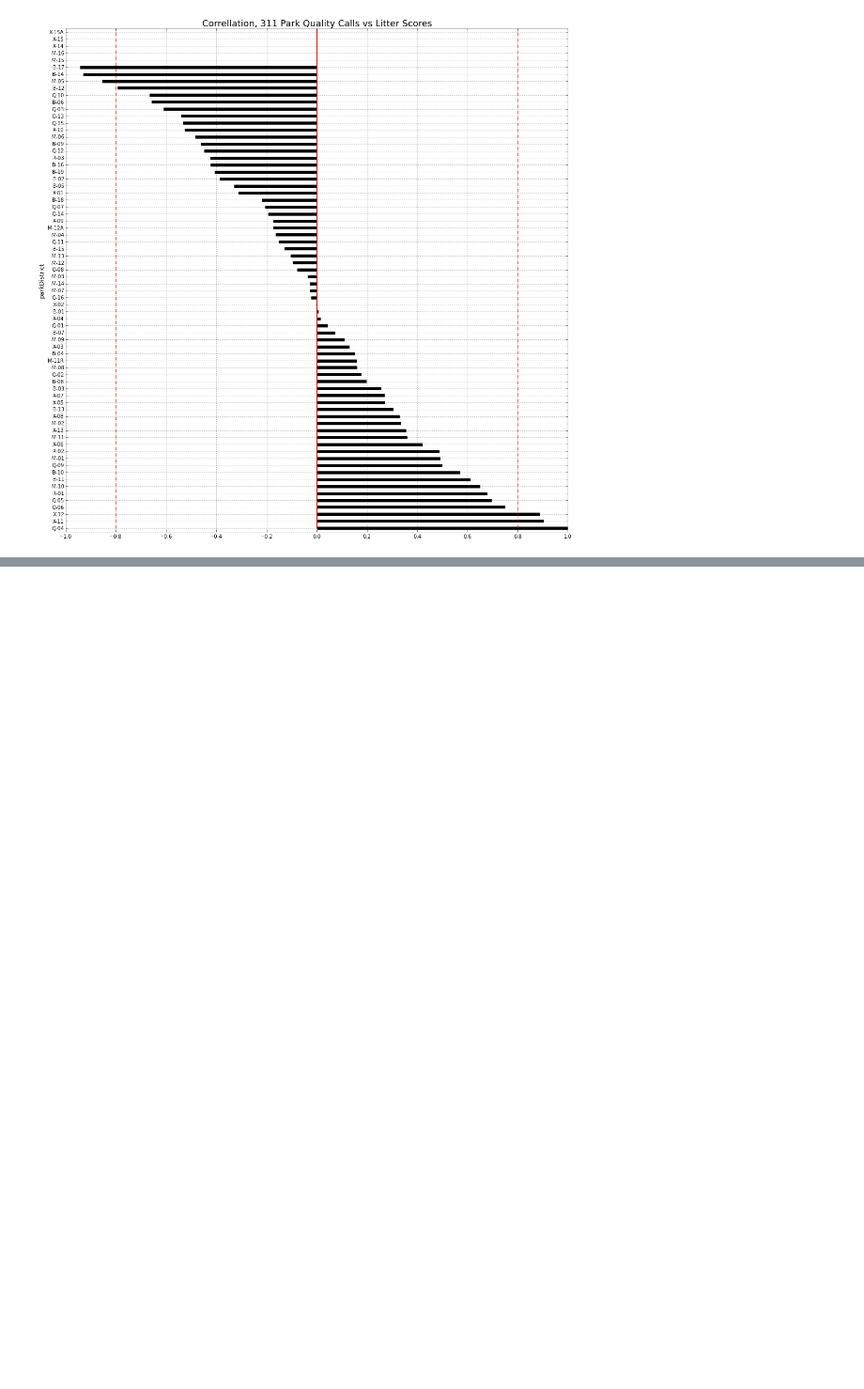
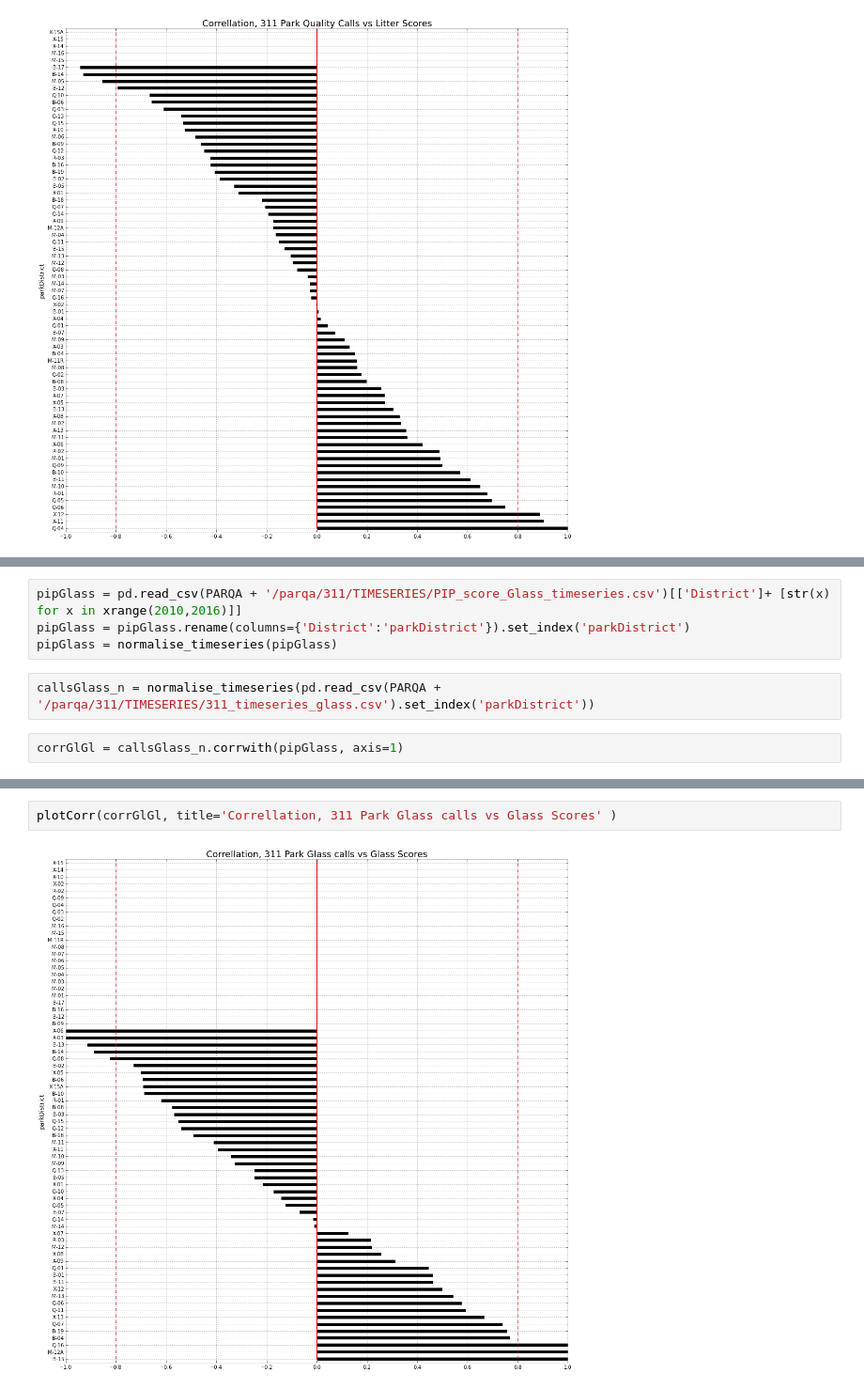
Before and after one commit to gdobler/parqa, a Jupyter notebook: 311/6_Timeseries_corellation.ipynb, the cells around one changed output, grey strips where cells are left out. Shown at 94% size. Drawn from its saved outputs; the diff is of its cells as text; blank space fills up the shorter version.

```diff
--- a/311/6_Timeseries_corellation.ipynb
+++ b/311/6_Timeseries_corellation.ipynb
@@ -283,0 +286,8 @@ plotCorr(corrGG, title='Correllation, 311 Park Quality Calls vs Litter Scores' )
+# %%
+pipGlass = pd.read_csv(PARQA + '/parqa/311/TIMESERIES/PIP_score_Glass_timeseries.csv')[['District']+ [str(x) for x in xrange(2010,2016)]]
+pipGlass = pipGlass.rename(columns={'District':'parkDistrict'}).set_index('parkDistrict')
+pipGlass = normalise_timeseries(pipGlass)
+# %%
+callsGlass_n = normalise_timeseries(pd.read_csv(PARQA + '/parqa/311/TIMESERIES/311_timeseries_glass.csv').set_index('parkDistrict'))
+# %%
+corrGlGl = callsGlass_n.corrwith(pipGlass, axis=1)
@@ -283,0 +306,4 @@ plotCorr(corrGG, title='Correllation, 311 Park Quality Calls vs Litter Scores' )
+# %%
+plotCorr(corrGlGl, title='Correllation, 311 Park Glass calls vs Glass Scores' )
+# %% [output]
+[figure, added]
```
Also changed, not shown: parts of 3 cells of this notebook, 1 other file.
